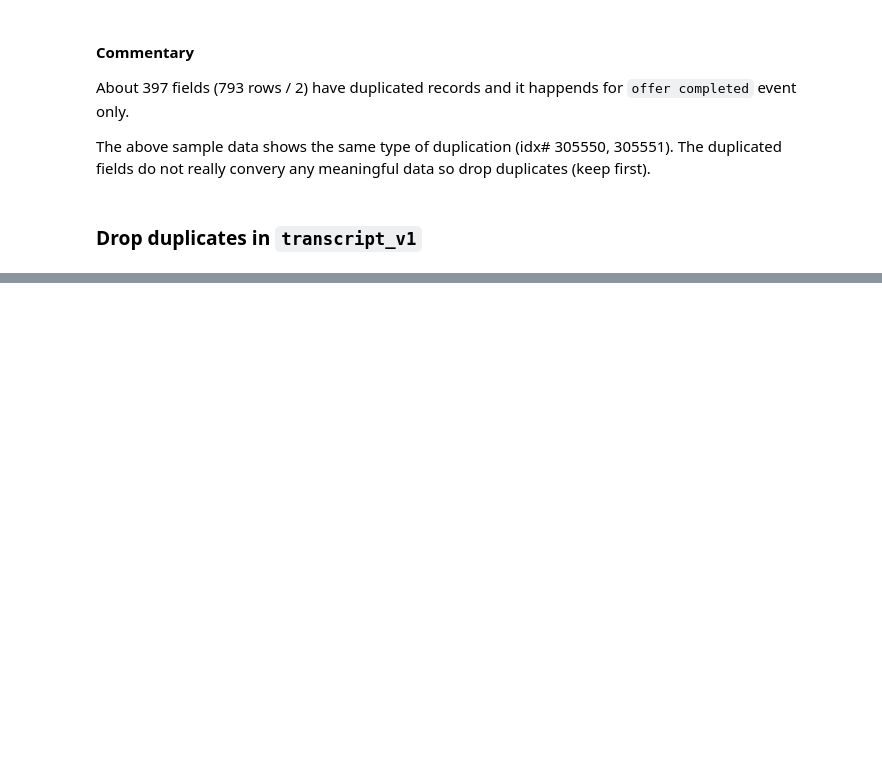
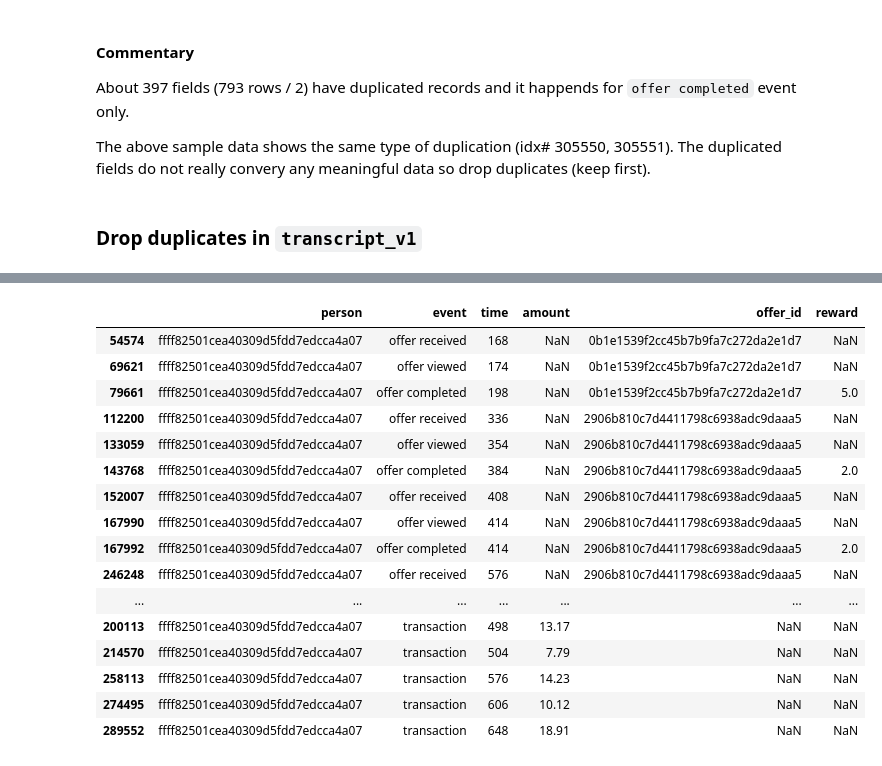
Before and after one commit to jasonsuk/ds-starbucks, a Jupyter notebook: Starbucks_Capstone_notebook.ipynb, the cells around one changed output, grey strips where cells are left out. Saved outputs shown, nothing was run; the diff lists cells and outputs as text; code cells hidden in the pictures; blank space fills up the shorter version.

Commit message:
Further cleaning on transcript dataset and producing a pivoted dataframe with labeled offer status

```diff
--- a/Starbucks_Capstone_notebook.ipynb
+++ b/Starbucks_Capstone_notebook.ipynb
@@ -611,0 +421,9 @@ transcript_v1 = pd.read_csv('data/transcript_v1.csv')
+# %%
+# Transform event column into categorical ordered dtype
+funnel_order = ['offer received', 'offer viewed', 'transaction', 'offer completed']
+transcript_v1.event = pd.Categorical(transcript_v1.event, categories=funnel_order, ordered=True)
+# %%
+# Sorting the dataframe by person, offer_id and then event
+# will represent dataframe in order of event(funnel) for each offer
+transcript_sorted = transcript_v1.sort_values(by=['person', 'offer_id', 'time'])
+transcript_sorted
@@ -611,0 +444,23 @@ transcript_v1 = pd.read_csv('data/transcript_v1.csv')
+# %%
+# Let's inspect in more detail with a sample
+sample = transcript_sorted[transcript_sorted.person == 'ffff82501cea40309d5fdd7edcca4a07']
+# %%
+sample
+# %% [output]
+|  | person | event | time | amount | offer_id | reward |
+| 54574 | ffff82501cea40309d5fdd7edcca4a07 | offer received | 168 | NaN | 0b1e1539f2cc45b7b9fa7c272da2e1d7 | NaN |
+| 69621 | ffff82501cea40309d5fdd7edcca4a07 | offer viewed | 174 | NaN | 0b1e1539f2cc45b7b9fa7c272da2e1d7 | NaN |
+| 79661 | ffff82501cea40309d5fdd7edcca4a07 | offer completed | 198 | NaN | 0b1e1539f2cc45b7b9fa7c272da2e1d7 | 5.0 |
+| 112200 | ffff82501cea40309d5fdd7edcca4a07 | offer received | 336 | NaN | 2906b810c7d4411798c6938adc9daaa5 | NaN |
+| 133059 | ffff82501cea40309d5fdd7edcca4a07 | offer viewed | 354 | NaN | 2906b810c7d4411798c6938adc9daaa5 | NaN |
+| 143768 | ffff82501cea40309d5fdd7edcca4a07 | offer completed | 384 | NaN | 2906b810c7d4411798c6938adc9daaa5 | 2.0 |
+| 152007 | ffff82501cea40309d5fdd7edcca4a07 | offer received | 408 | NaN | 2906b810c7d4411798c6938adc9daaa5 | NaN |
+| 167990 | ffff82501cea40309d5fdd7edcca4a07 | offer viewed | 414 | NaN | 2906b810c7d4411798c6938adc9daaa5 | NaN |
+| 167992 | ffff82501cea40309d5fdd7edcca4a07 | offer completed | 414 | NaN | 2906b810c7d4411798c6938adc9daaa5 | 2.0 |
+| 246248 | ffff82501cea40309d5fdd7edcca4a07 | offer received | 576 | NaN | 2906b810c7d4411798c6938adc9daaa5 | NaN |
+| ... | ... | ... | ... | ... | ... | ... |
+| 200113 | ffff82501cea40309d5fdd7edcca4a07 | transaction | 498 | 13.17 | NaN | NaN |
+| 214570 | ffff82501cea40309d5fdd7edcca4a07 | transaction | 504 | 7.79 | NaN | NaN |
+| 258113 | ffff82501cea40309d5fdd7edcca4a07 | transaction | 576 | 14.23 | NaN | NaN |
+| 274495 | ffff82501cea40309d5fdd7edcca4a07 | transaction | 606 | 10.12 | NaN | NaN |
+| 289552 | ffff82501cea40309d5fdd7edcca4a07 | transaction | 648 | 18.91 | NaN | NaN |
```
Also changed, not shown: parts of 50 cells of this notebook, 2 other files.
